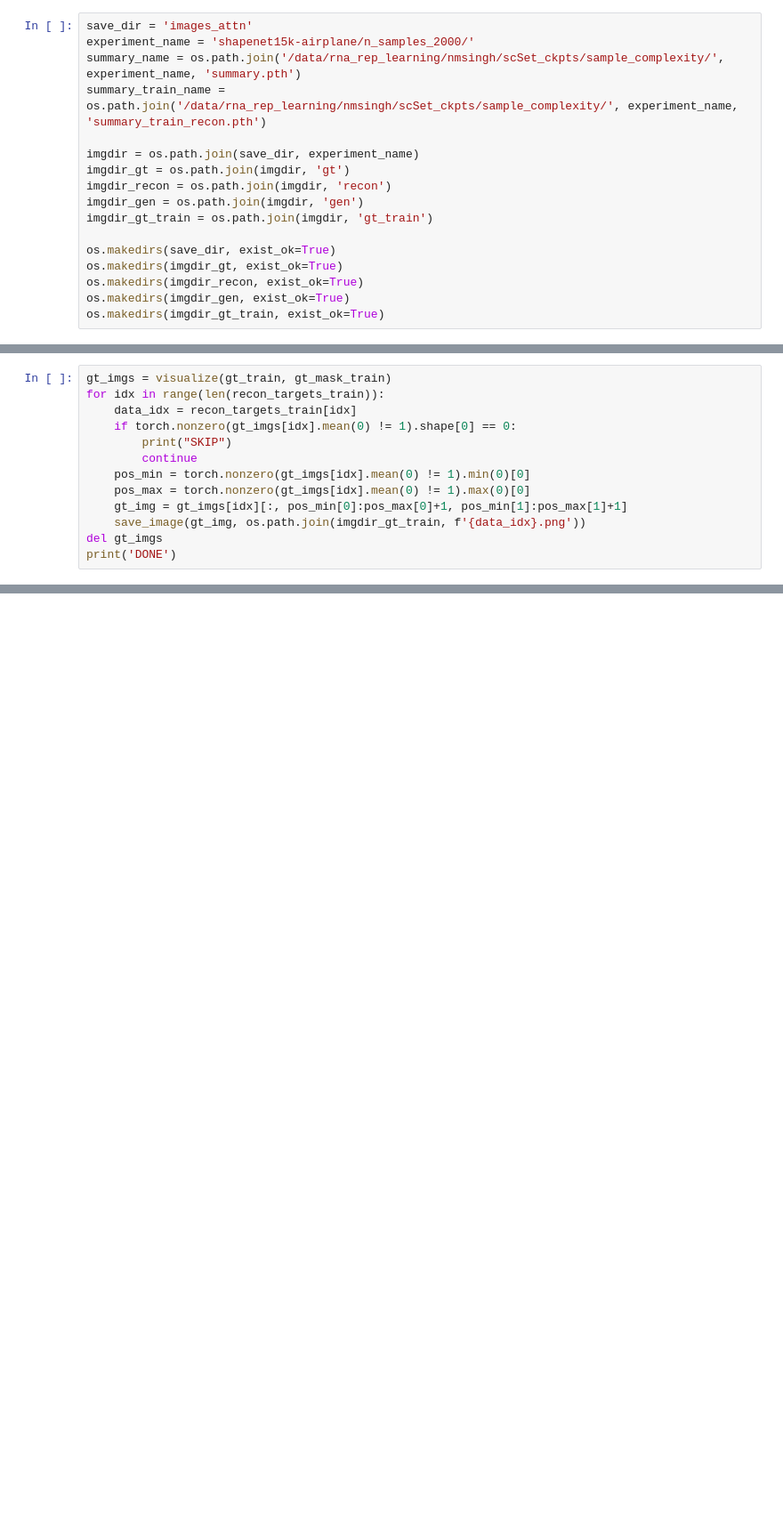
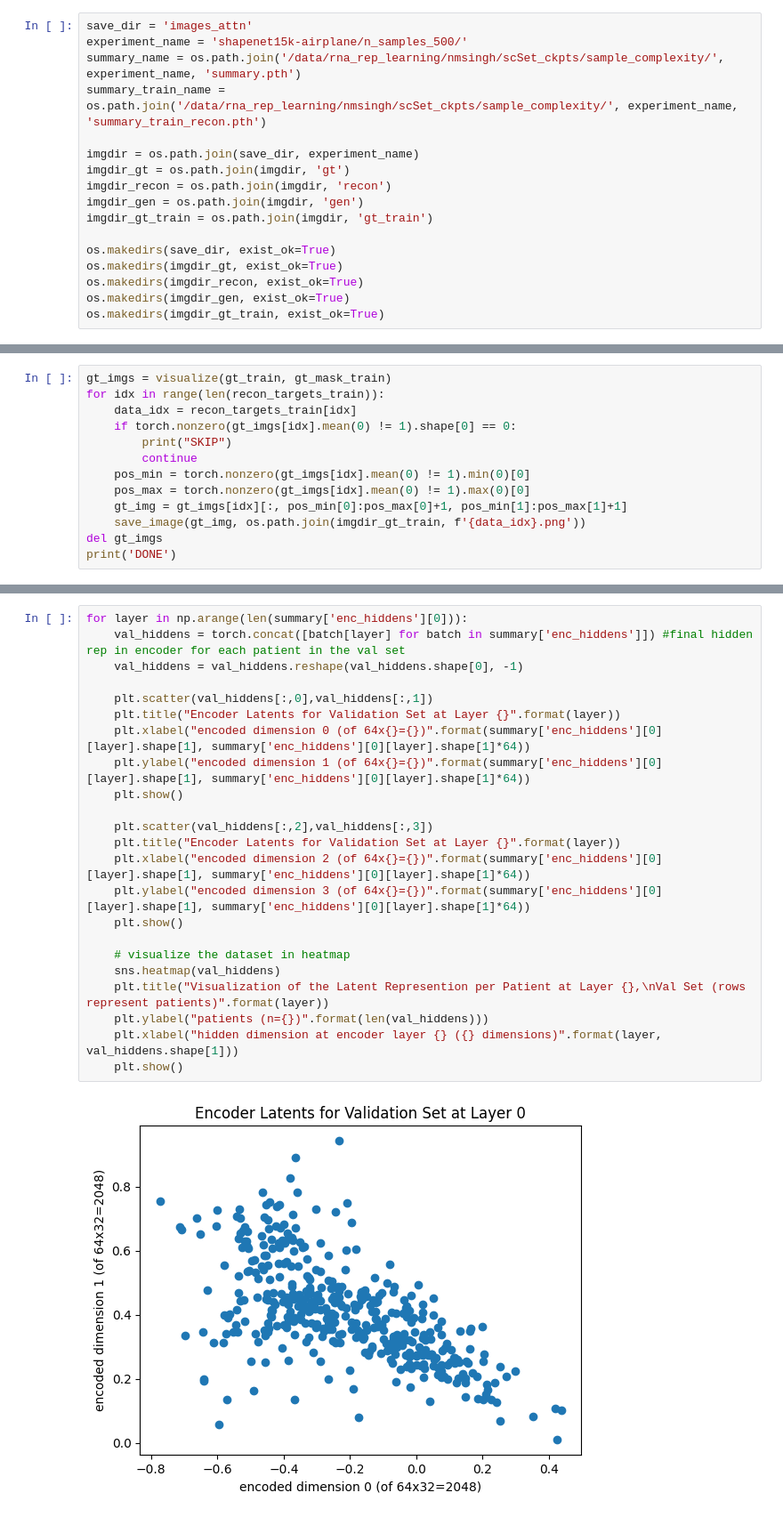
Before and after one commit to rpeys/scSet, a Jupyter notebook: figures/matplotlib3d_viz_samples.ipynb, the cells around one changed output, grey strips where cells are left out. Shown at 89% size. Cells and saved outputs as stored; diff of their text form; blank space fills up the shorter version.

```diff
--- a/figures/matplotlib3d_viz_samples.ipynb
+++ b/figures/matplotlib3d_viz_samples.ipynb
@@ -32,7 +34,7 @@ Jupyter environment detected. Enabling Open3D WebVisualizer.
 2. save_dir: path to save images
 # %%
 save_dir = 'images_attn'
-experiment_name = 'shapenet15k-airplane/n_samples_2000/'
+experiment_name = 'shapenet15k-airplane/n_samples_500/'
 summary_name = os.path.join('/data/rna_rep_learning/nmsingh/scSet_ckpts/sample_complexity/', experiment_name, 'summary.pth')
 summary_train_name = os.path.join('/data/rna_rep_learning/nmsingh/scSet_ckpts/sample_complexity/', experiment_name, 'summary_train_recon.pth')
 
@@ -174,0 +192,25 @@ print('DONE')
+# %%
+for layer in np.arange(len(summary['enc_hiddens'][0])):
+    val_hiddens = torch.concat([batch[layer] for batch in summary['enc_hiddens']]) #final hidden rep in encoder for each patient in the val set
+    val_hiddens = val_hiddens.reshape(val_hiddens.shape[0], -1)
+
+    plt.scatter(val_hiddens[:,0],val_hiddens[:,1])
+    plt.title("Encoder Latents for Validation Set at Layer {}".format(layer))
+    plt.xlabel("encoded dimension 0 (of 64x{}={})".format(summary['enc_hiddens'][0][layer].shape[1], summary['enc_hiddens'][0][layer].shape[1]*64))
+    plt.ylabel("encoded dimension 1 (of 64x{}={})".format(summary['enc_hiddens'][0][layer].shape[1], summary['enc_hiddens'][0][layer].shape[1]*64))
+    plt.show()
+
+    plt.scatter(val_hiddens[:,2],val_hiddens[:,3])
+    plt.title("Encoder Latents for Validation Set at Layer {}".format(layer))
+    plt.xlabel("encoded dimension 2 (of 64x{}={})".format(summary['enc_hiddens'][0][layer].shape[1], summary['enc_hiddens'][0][layer].shape[1]*64))
+    plt.ylabel("encoded dimension 3 (of 64x{}={})".format(summary['enc_hiddens'][0][layer].shape[1], summary['enc_hiddens'][0][layer].shape[1]*64))
+    plt.show()
+
+    # visualize the dataset in heatmap
+    sns.heatmap(val_hiddens)
+    plt.title("Visualization of the Latent Represention per Patient at Layer {},\nVal Set (rows represent patients)".format(layer))
+    plt.ylabel("patients (n={})".format(len(val_hiddens)))
+    plt.xlabel("hidden dimension at encoder layer {} ({} dimensions)".format(layer, val_hiddens.shape[1]))
+    plt.show()
+# %% [output]
+[figure, added]
```
Also changed, not shown: parts of 13 cells of this notebook, 27 other files.
